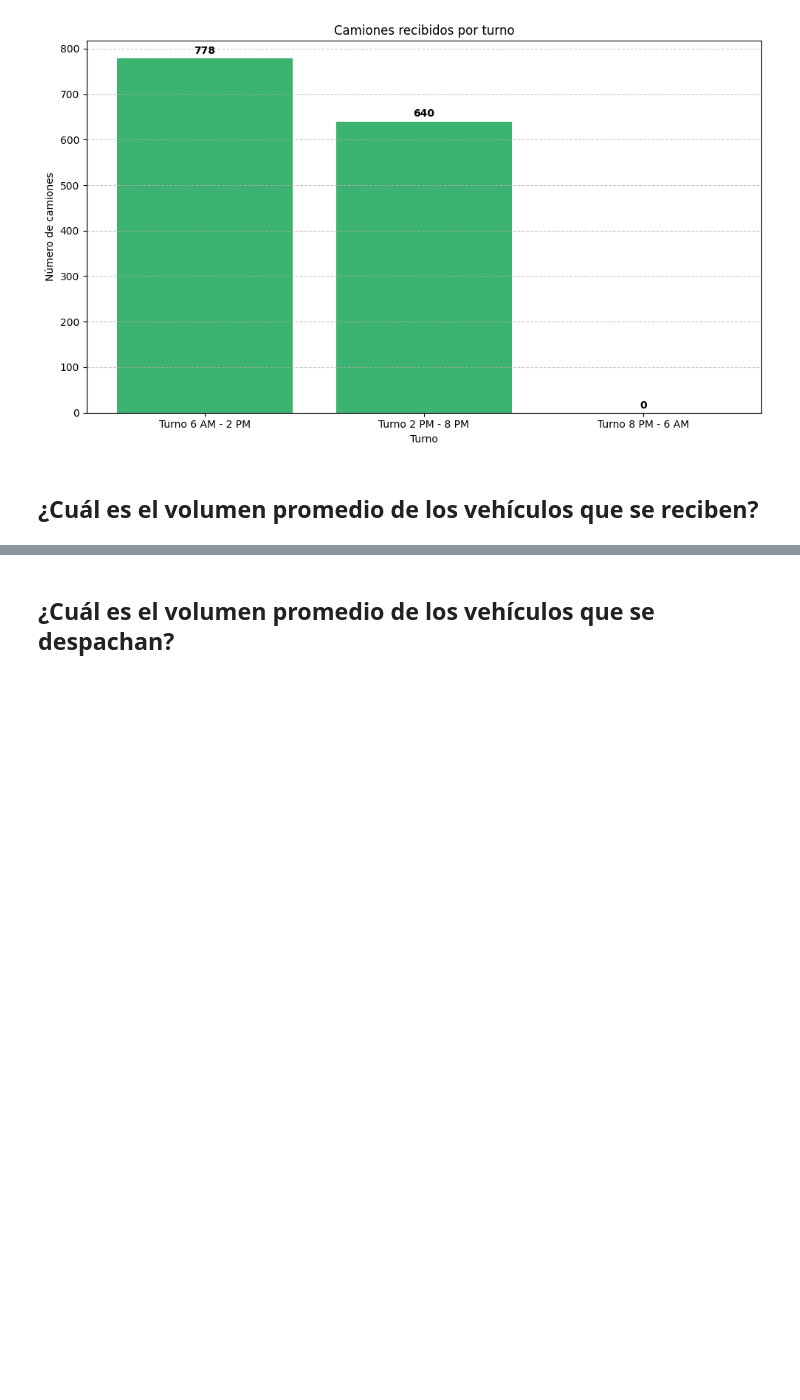
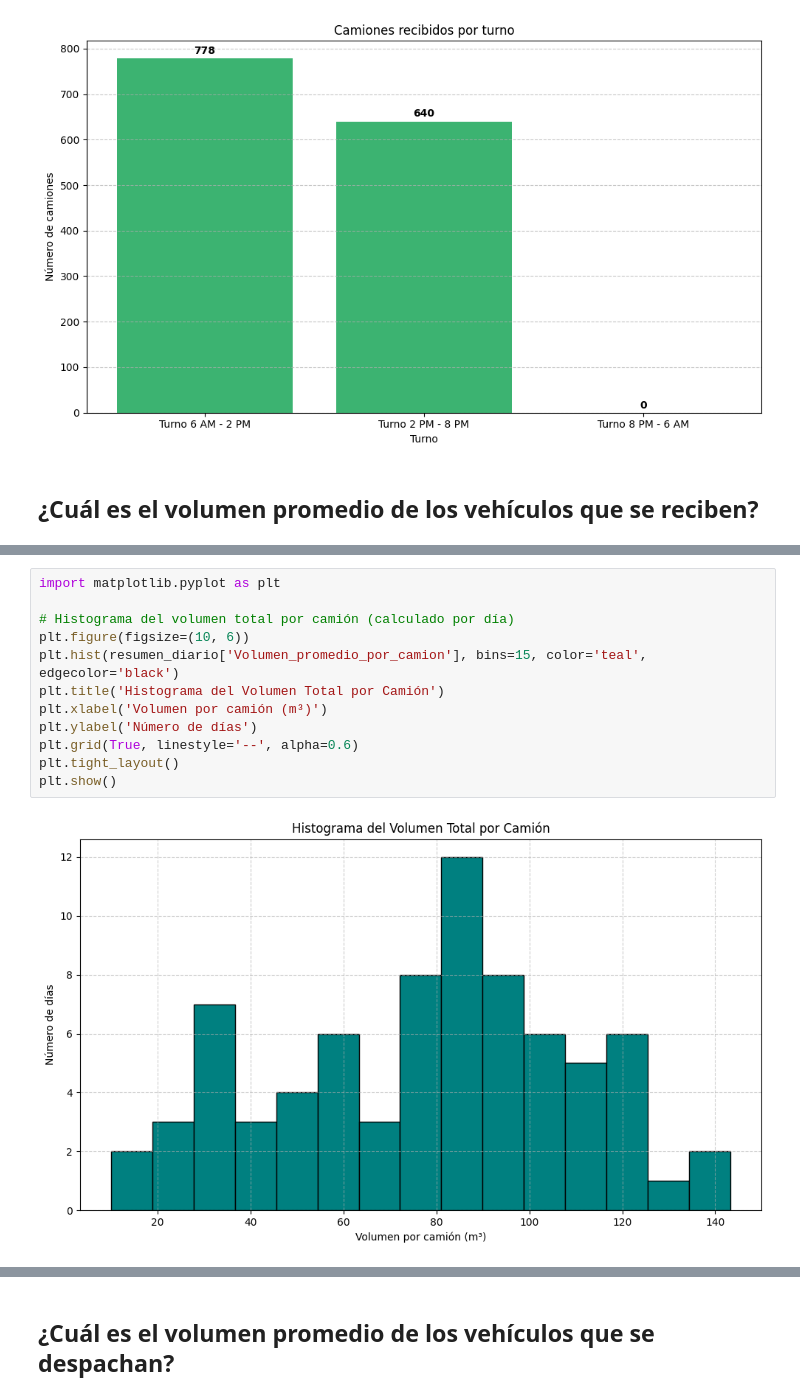
Before and after one commit to ValentinaJimenezTorres/CA_inventarios, a Jupyter notebook: b_exploracion_limpieza.ipynb, the cells around one changed output, grey strips where cells are left out. Saved outputs shown, nothing was run; the diff lists cells and outputs as text; blank space fills up the shorter version.

```diff
--- a/b_exploracion_limpieza.ipynb
+++ b/b_exploracion_limpieza.ipynb
@@ -909,3 +944,17 @@ El volumen promedio de los vehículos que se reciben es: 77.77466741277155 m3
+# %%
+import matplotlib.pyplot as plt
+
+# Histograma del volumen total por camión (calculado por día)
+plt.figure(figsize=(10, 6))
+plt.hist(resumen_diario['Volumen_promedio_por_camion'], bins=15, color='teal', edgecolor='black')
+plt.title('Histograma del Volumen Total por Camión')
+plt.xlabel('Volumen por camión (m³)')
+plt.ylabel('Número de días')
+plt.grid(True, linestyle='--', alpha=0.6)
+plt.tight_layout()
+plt.show()
+# %% [output]
+[figure, added]
 # %%
 # Calcular el volumen total de cajas por camión
 volumen_por_camion = df_entradas.groupby('Documento de recibo')['Cajas'].sum()
```
Also changed, not shown: parts of 24 cells of this notebook.
